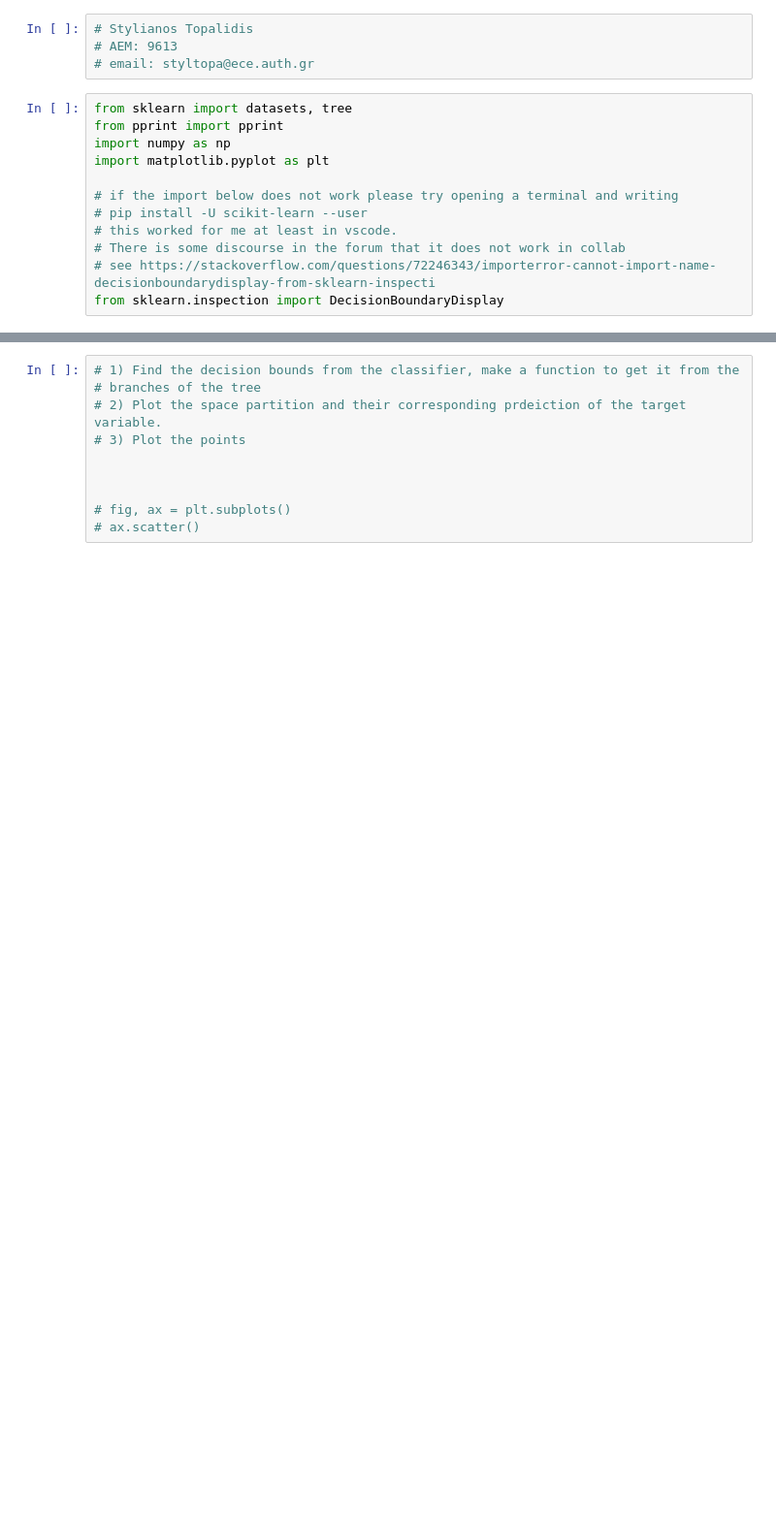
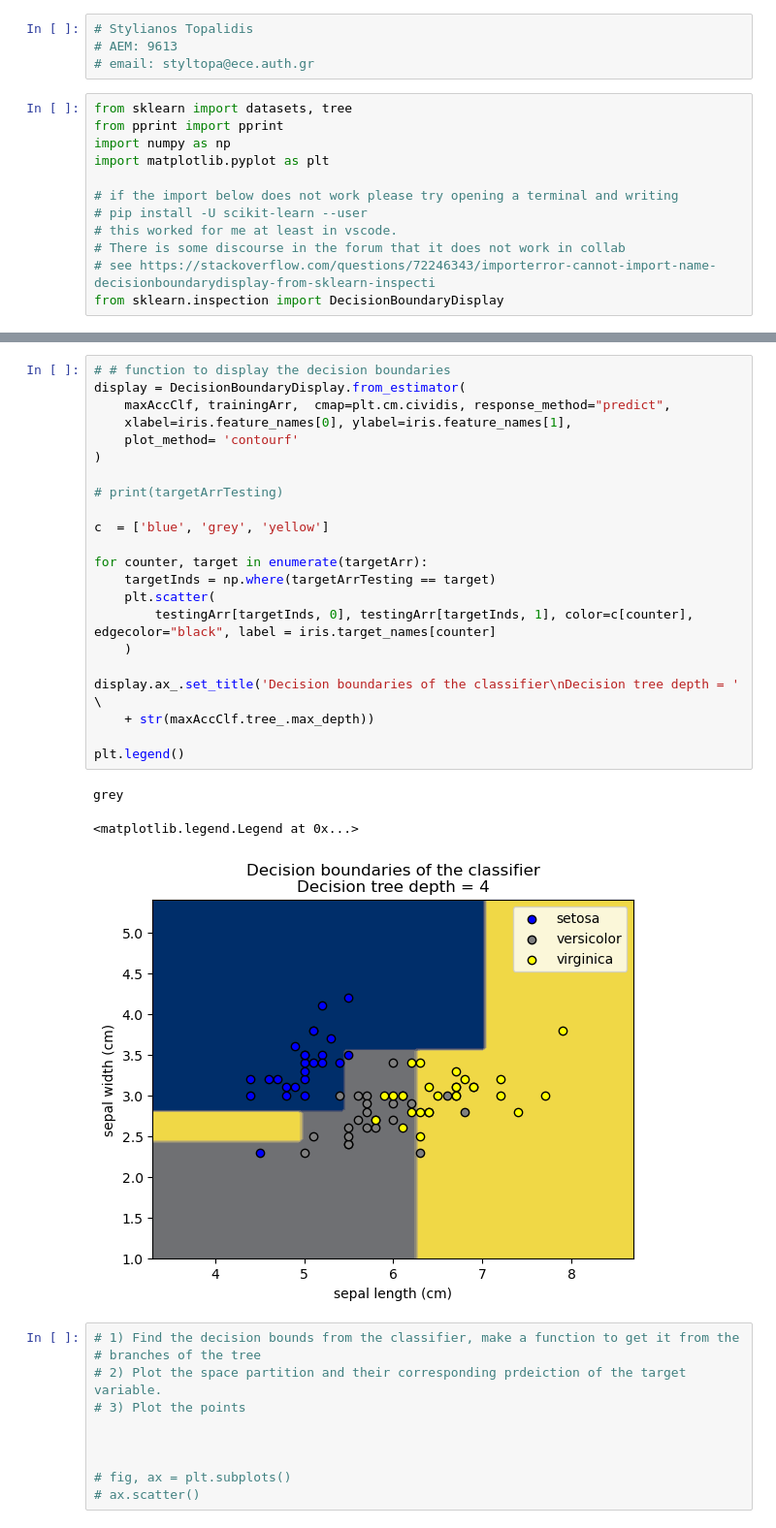
Before and after one commit to styltopa/PatternRecognition, a Jupyter notebook: topalidis_9613_Assignment3.ipynb, the cells around one changed output, grey strips where cells are left out. Shown at 97% size. Drawn from its saved outputs; the diff is of its cells as text; blank space fills up the shorter version.

Commit message:
Addition of color for the scatter diagrams

```diff
--- a/topalidis_9613_Assignment3.ipynb
+++ b/topalidis_9613_Assignment3.ipynb
@@ -154,3 +154,29 @@ display.ax_.scatter(
+# %%
+# # function to display the decision boundaries
+display = DecisionBoundaryDisplay.from_estimator(
+    maxAccClf, trainingArr,  cmap=plt.cm.cividis, response_method="predict",
+    xlabel=iris.feature_names[0], ylabel=iris.feature_names[1],
+    plot_method= 'contourf'
+)
+
+# print(targetArrTesting)
+
+c  = ['blue', 'grey', 'yellow']
+
+for counter, target in enumerate(targetArr):
+    targetInds = np.where(targetArrTesting == target)
+    plt.scatter(
+        testingArr[targetInds, 0], testingArr[targetInds, 1], color=c[counter], edgecolor="black", label = iris.target_names[counter]
+    )
+
+display.ax_.set_title('Decision boundaries of the classifier\nDecision tree depth = ' \
+    + str(maxAccClf.tree_.max_depth))
+
+plt.legend()
+# %% [output]
+grey
+<matplotlib.legend.Legend at 0x...>
+[figure, added]
 # %%
 # 1) Find the decision bounds from the classifier, make a function to get it from the
 # branches of the tree
```
Also changed, not shown: parts of 2 cells of this notebook.
